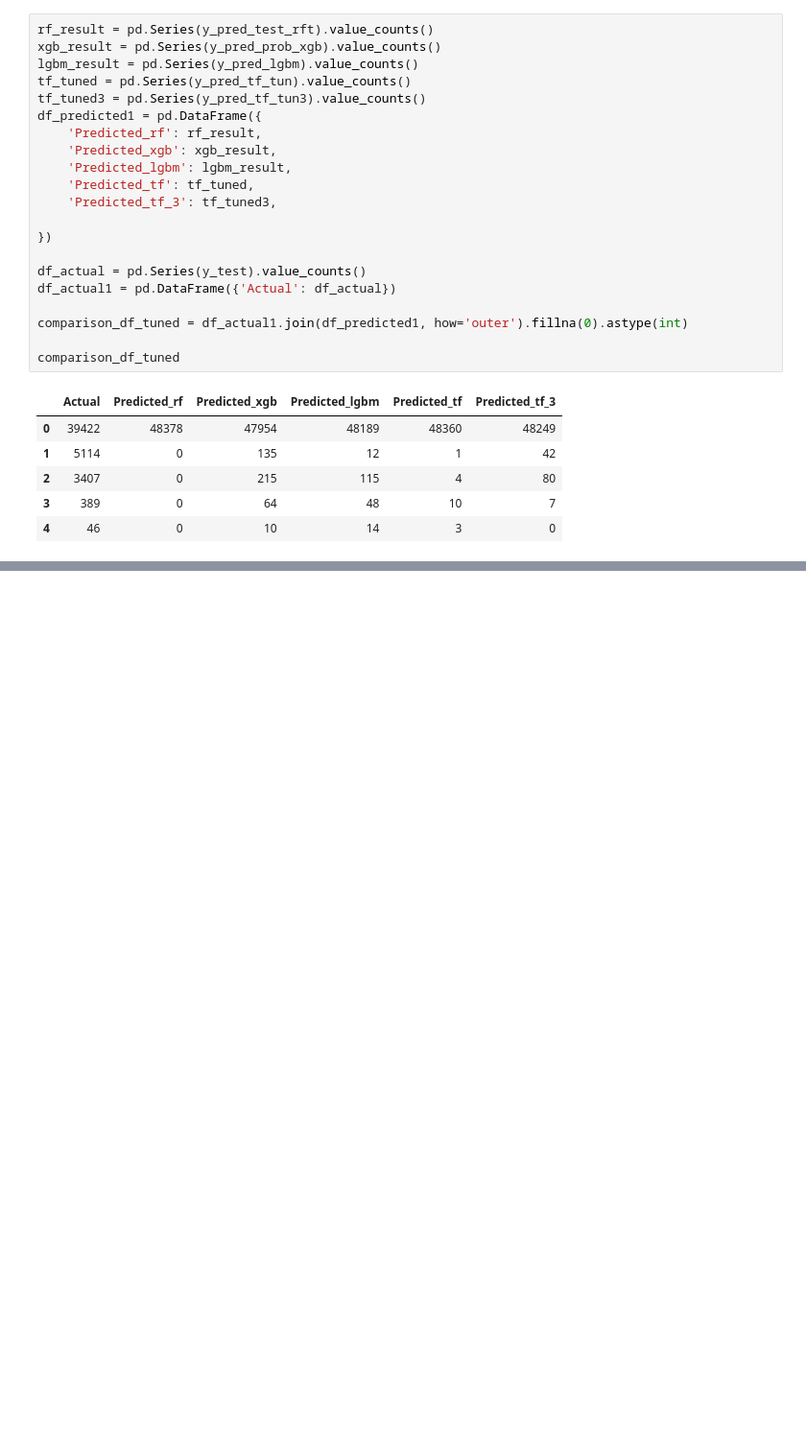
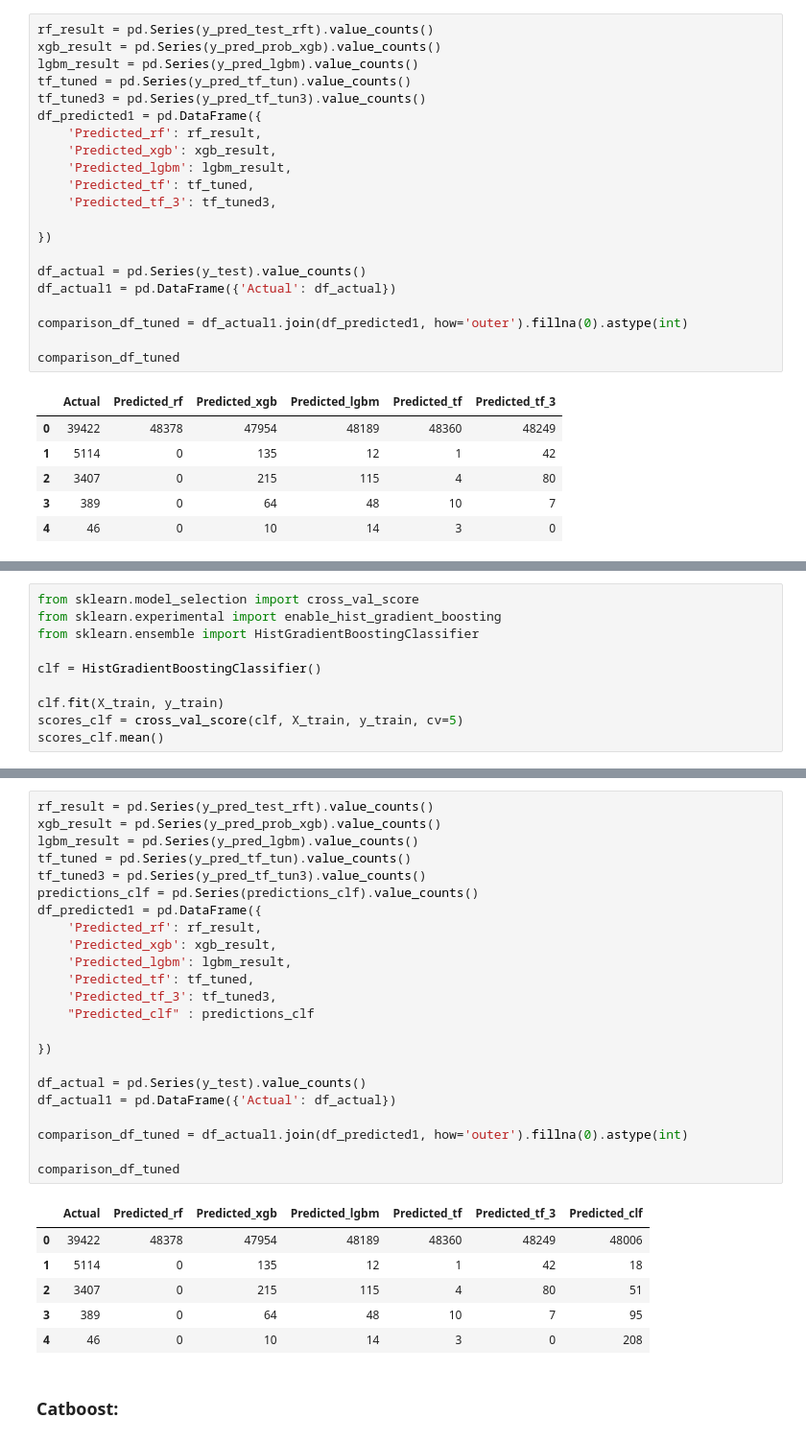
Before and after one commit to tania-martynenko/KaggleX_Project, a Jupyter notebook: Car_Accident_Project_Machine_Learning.ipynb, the cells around one changed output, grey strips where cells are left out. Shown at 96% size. Saved outputs shown, nothing was run; the diff lists cells and outputs as text; blank space fills up the shorter version.

```diff
--- a/Car_Accident_Project_Machine_Learning.ipynb
+++ b/Car_Accident_Project_Machine_Learning.ipynb
@@ -860,0 +861,10 @@ comparison_df_tuned
+# %%
+from sklearn.model_selection import cross_val_score
+from sklearn.experimental import enable_hist_gradient_boosting
+from sklearn.ensemble import HistGradientBoostingClassifier
+
+clf = HistGradientBoostingClassifier()
+
+clf.fit(X_train, y_train)
+scores_clf = cross_val_score(clf, X_train, y_train, cv=5)
+scores_clf.mean()
@@ -860,0 +891,32 @@ comparison_df_tuned
+# %%
+rf_result = pd.Series(y_pred_test_rft).value_counts()
+xgb_result = pd.Series(y_pred_prob_xgb).value_counts()
+lgbm_result = pd.Series(y_pred_lgbm).value_counts()
+tf_tuned = pd.Series(y_pred_tf_tun).value_counts()
+tf_tuned3 = pd.Series(y_pred_tf_tun3).value_counts()
+predictions_clf = pd.Series(predictions_clf).value_counts()
+df_predicted1 = pd.DataFrame({
+    'Predicted_rf': rf_result,
+    'Predicted_xgb': xgb_result,
+    'Predicted_lgbm': lgbm_result,
+    'Predicted_tf': tf_tuned,
+    'Predicted_tf_3': tf_tuned3,
+    "Predicted_clf" : predictions_clf
+
+})
+
+df_actual = pd.Series(y_test).value_counts()
+df_actual1 = pd.DataFrame({'Actual': df_actual})
+
+comparison_df_tuned = df_actual1.join(df_predicted1, how='outer').fillna(0).astype(int)
+
+comparison_df_tuned
+# %% [output]
+|  | Actual | Predicted_rf | Predicted_xgb | Predicted_lgbm | Predicted_tf | Predicted_tf_3 | Predicted_clf |
+| 0 | 39422 | 48378 | 47954 | 48189 | 48360 | 48249 | 48006 |
+| 1 | 5114 | 0 | 135 | 12 | 1 | 42 | 18 |
+| 2 | 3407 | 0 | 215 | 115 | 4 | 80 | 51 |
+| 3 | 389 | 0 | 64 | 48 | 10 | 7 | 95 |
+| 4 | 46 | 0 | 10 | 14 | 3 | 0 | 208 |
+# %% [markdown]
+### Catboost:
```
Also changed, not shown: parts of 41 cells of this notebook.
